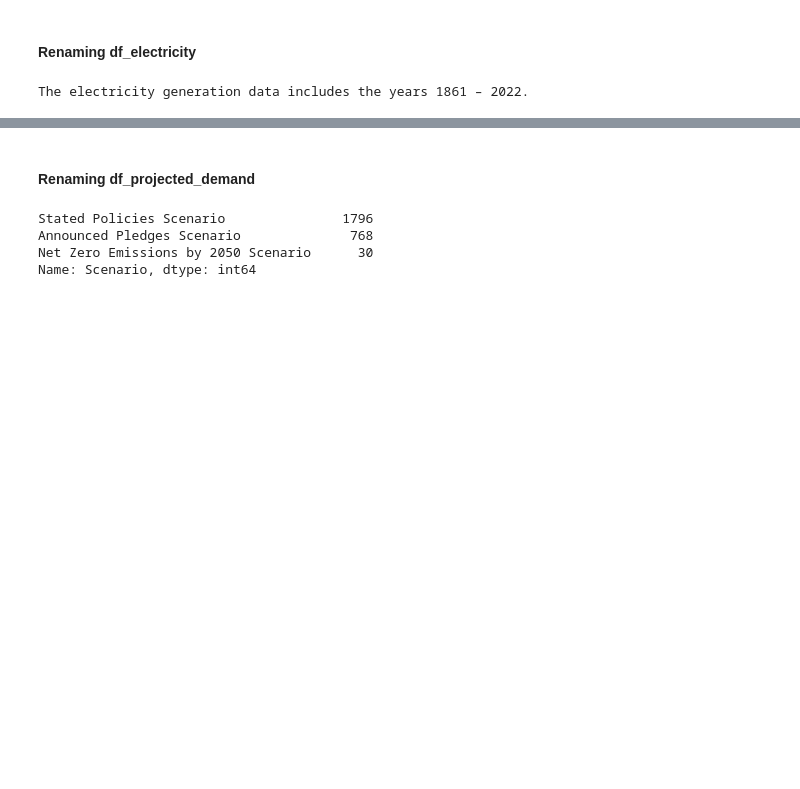
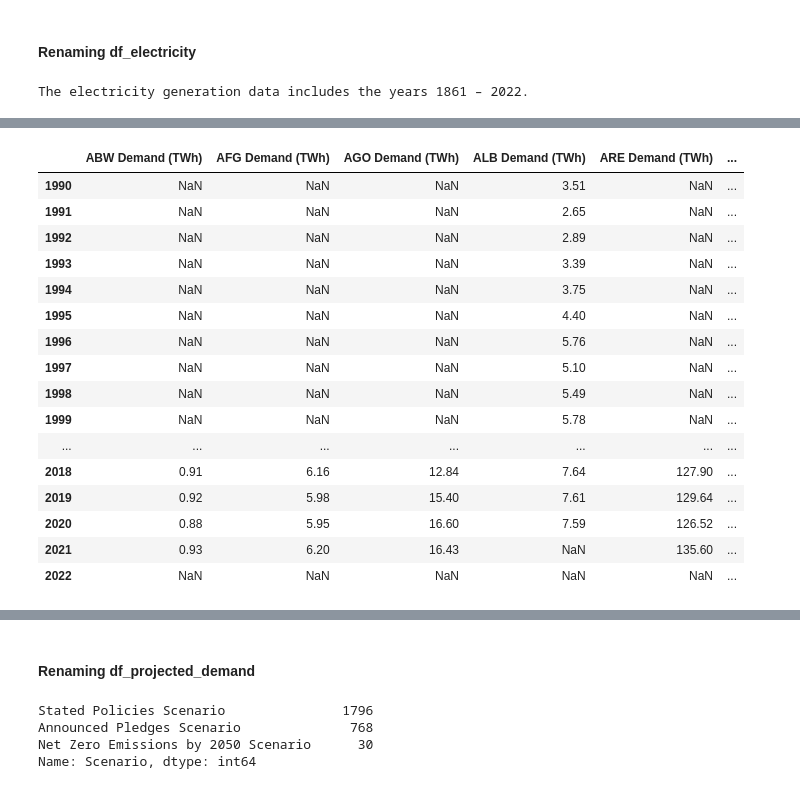
Before and after one commit to FunkyTable/Energy_Production_Time_Series_Projection, a Jupyter notebook: student.ipynb, the cells around one changed output, grey strips where cells are left out. Cells and saved outputs as stored; diff of their text form; code cells hidden in the pictures; blank space fills up the shorter version.

```diff
--- a/student.ipynb
+++ b/student.ipynb
@@ -903,13 +973,11 @@ df_electricity.rename(columns = renaming, inplace = True)
 # %%
-df_elec = df_elec.copy()
-df_elec.index = df_elec['Year']
-df_elec
+df_elec_yr.index = df_elec_yr['Year']
 
 # I don't want to use anything from the electricity generation DataFrame that
 # isn't found in the emissions DataFrame.
 for code in country_df_emissions:
     temp = df_electricity.loc[df_electricity['Code'] == code]
-    temp.columns = [code + ' | ' + col for col in temp.columns.values]
+    temp.columns = [code + ' ' + col for col in temp.columns.values]
     temp = temp.iloc[:,2:]
     temp.rename(columns = {temp.columns[0] : 'Year'}, inplace = True)
     temp.index = temp['Year']
@@ -917,4 +985,4 @@ for code in country_df_emissions:
     for col in temp.columns:
         if temp[col].sum() == 0:
             temp.drop(columns = col, inplace = True)
-    df_elec = pd.concat([df_elec, temp], axis=1)
+    df_elec_yr = pd.concat([df_elec_yr, temp], axis=1)
@@ -937,0 +1008,7 @@ df_elec
+# %%
+df_hist_demand = df_historical_demand_raw.copy()
+
+# From info above, I saw that there are fewer values in 'Code' than 'Entity'.
+# I want to see which ones are missing a code.
+
+df_hist_demand.loc[df_hist_demand['Code'].isna()]['Entity'].unique()
@@ -937,0 +1024,39 @@ df_elec
+# %%
+# For reasons I'll explain in a later section, I will define which countries
+# are in which deivision of the earth.
+
+drop = df_hist_demand.loc[df_hist_demand['Code'].isna()]['Entity'].index
+df_hist_demand.drop(drop, inplace = True)
+# %%
+# The country info I need is in Code, not Entity
+df_hist_demand.drop(columns = 'Entity', inplace = True)
+df_hist_demand.sort_values(by = ['Code'], inplace = True)
+# %%
+# Now, I'll transpose the column so I can use it with the others
+df_index = list(range(df_hist_demand['Year'].min(),
+                      df_hist_demand['Year'].max() + 1))
+
+df_hist_demand_yr = pd.DataFrame(index = df_index)
+for row in df_hist_demand.index:
+    col = str(df_hist_demand.loc[row, 'Code']) + ' Demand (TWh)'
+    df_hist_demand_yr.loc[df_hist_demand.loc[row, 'Year'],
+                col] = df_hist_demand.loc[row, 'Electricity demand (TWh)']
+df_hist_demand_yr
+# %% [output]
+|  | ABW Demand (TWh) | AFG Demand (TWh) | AGO Demand (TWh) | ALB Demand (TWh) | ARE Demand (TWh) | ... |
+| 1990 | NaN | NaN | NaN | 3.51 | NaN | ... |
+| 1991 | NaN | NaN | NaN | 2.65 | NaN | ... |
+| 1992 | NaN | NaN | NaN | 2.89 | NaN | ... |
+| 1993 | NaN | NaN | NaN | 3.39 | NaN | ... |
+| 1994 | NaN | NaN | NaN | 3.75 | NaN | ... |
+| 1995 | NaN | NaN | NaN | 4.40 | NaN | ... |
+| 1996 | NaN | NaN | NaN | 5.76 | NaN | ... |
+| 1997 | NaN | NaN | NaN | 5.10 | NaN | ... |
+| 1998 | NaN | NaN | NaN | 5.49 | NaN | ... |
+| 1999 | NaN | NaN | NaN | 5.78 | NaN | ... |
+| ... | ... | ... | ... | ... | ... | ... |
+| 2018 | 0.91 | 6.16 | 12.84 | 7.64 | 127.90 | ... |
+| 2019 | 0.92 | 5.98 | 15.40 | 7.61 | 129.64 | ... |
+| 2020 | 0.88 | 5.95 | 16.60 | 7.59 | 126.52 | ... |
+| 2021 | 0.93 | 6.20 | 16.43 | NaN | 135.60 | ... |
+| 2022 | NaN | NaN | NaN | NaN | NaN | ... |
```
Also changed, not shown: parts of 53 cells of this notebook.
